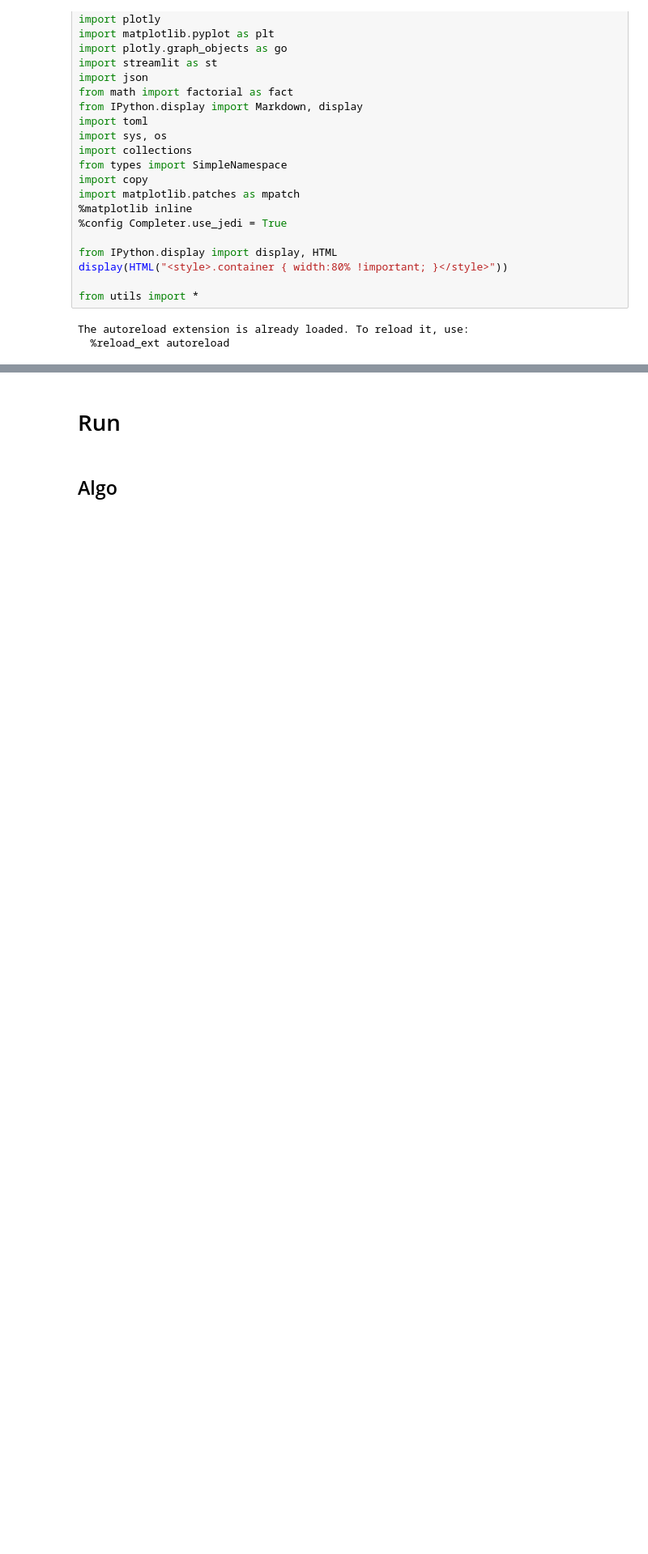
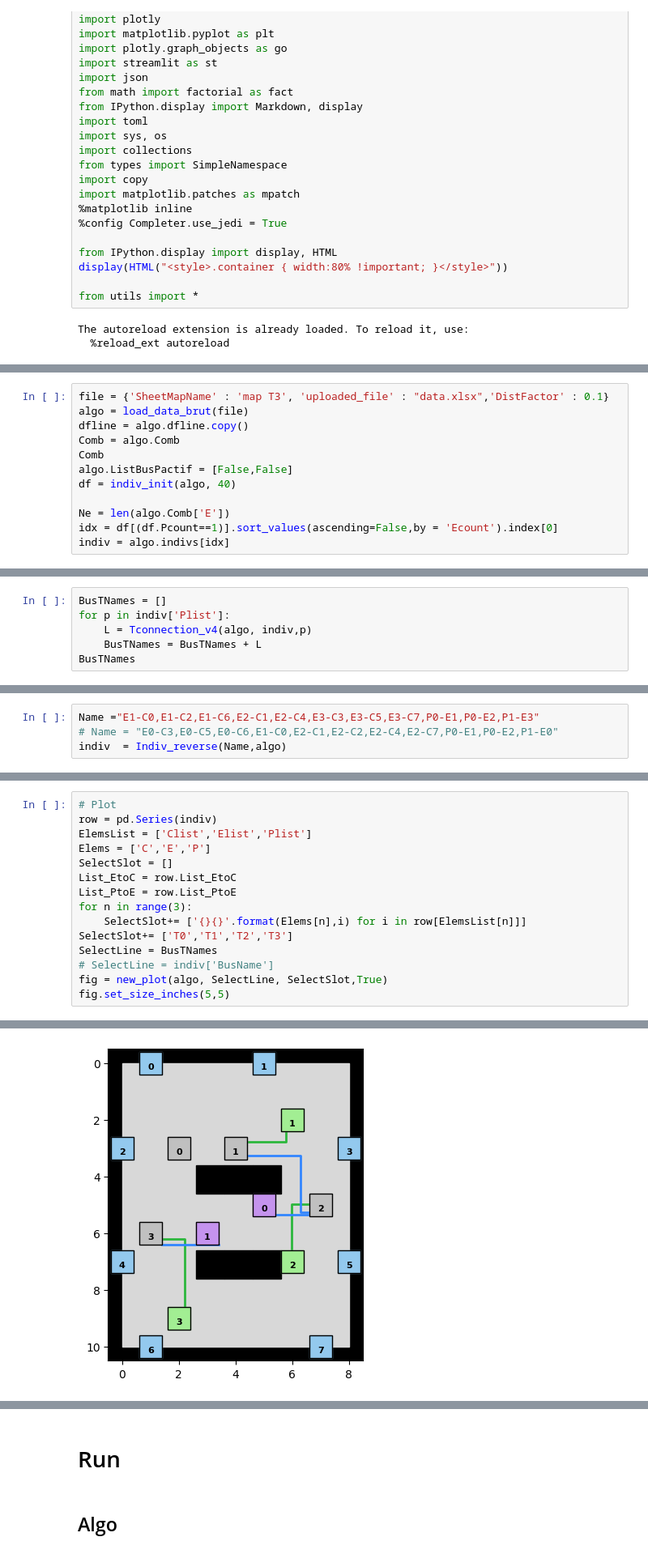
Before and after one commit to egos/valeo, a Jupyter notebook: VALEO notebook_V3.ipynb, the cells around one changed output, grey strips where cells are left out. Shown at 81% size. Saved outputs shown, nothing was run; the diff lists cells and outputs as text; blank space fills up the shorter version.

Commit message:
T feature
multi T en series et pour plusieurs pompe
networkx

```diff
--- a/VALEO notebook_V3.ipynb
+++ b/VALEO notebook_V3.ipynb
@@ -217,0 +48,12 @@ debit(algo,indiv,debitinput, grouped = True, split = True)
+# %%
+file = {'SheetMapName' : 'map T3', 'uploaded_file' : "data.xlsx",'DistFactor' : 0.1}
+algo = load_data_brut(file)
+dfline = algo.dfline.copy()
+Comb = algo.Comb
+Comb
+algo.ListBusPactif = [False,False]
+df = indiv_init(algo, 40)
+
+Ne = len(algo.Comb['E'])
+idx = df[(df.Pcount==1)].sort_values(ascending=False,by = 'Ecount').index[0]
+indiv = algo.indivs[idx]
@@ -217,0 +69,6 @@ debit(algo,indiv,debitinput, grouped = True, split = True)
+# %%
+BusTNames = []
+for p in indiv['Plist']:
+    L = Tconnection_v4(algo, indiv,p)
+    BusTNames = BusTNames + L
+BusTNames
@@ -217,0 +92,4 @@ debit(algo,indiv,debitinput, grouped = True, split = True)
+# %%
+Name ="E1-C0,E1-C2,E1-C6,E2-C1,E2-C4,E3-C3,E3-C5,E3-C7,P0-E1,P0-E2,P1-E3"
+# Name = "E0-C3,E0-C5,E0-C6,E1-C0,E2-C1,E2-C2,E2-C4,E2-C7,P0-E1,P0-E2,P1-E0"
+indiv  = Indiv_reverse(Name,algo)
@@ -217,0 +98,16 @@ debit(algo,indiv,debitinput, grouped = True, split = True)
+# %%
+# Plot
+row = pd.Series(indiv)
+ElemsList = ['Clist','Elist','Plist']
+Elems = ['C','E','P']
+SelectSlot = []
+List_EtoC = row.List_EtoC
+List_PtoE = row.List_PtoE
+for n in range(3):
+    SelectSlot+= ['{}{}'.format(Elems[n],i) for i in row[ElemsList[n]]]
+SelectSlot+= ['T0','T1','T2','T3']
+SelectLine = BusTNames
+# SelectLine = indiv['BusName']
+fig = new_plot(algo, SelectLine, SelectSlot,True)
+fig.set_size_inches(5,5)
+# %% [output]
@@ -217,0 +115 @@ debit(algo,indiv,debitinput, grouped = True, split = True)
+[figure, added]
```
Also changed, not shown: parts of 178 cells of this notebook, 4 other files.
